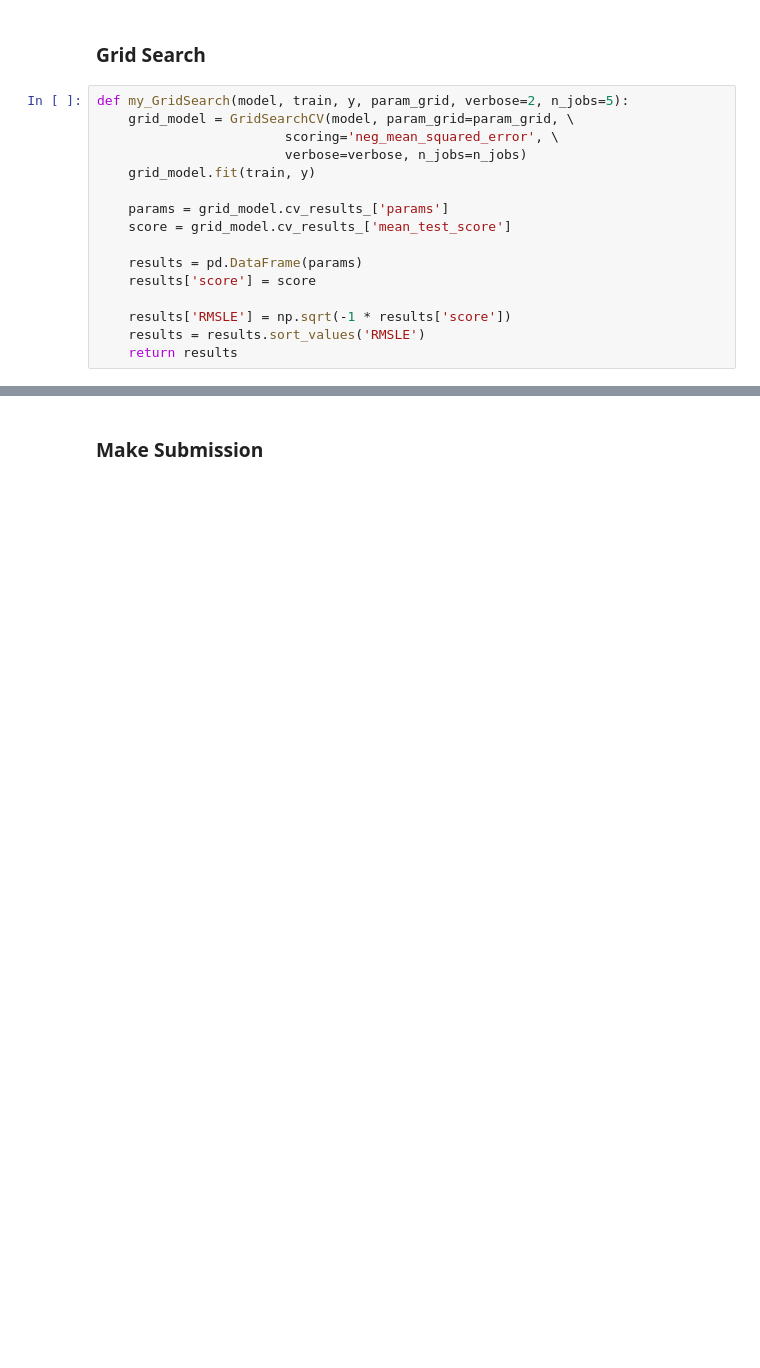
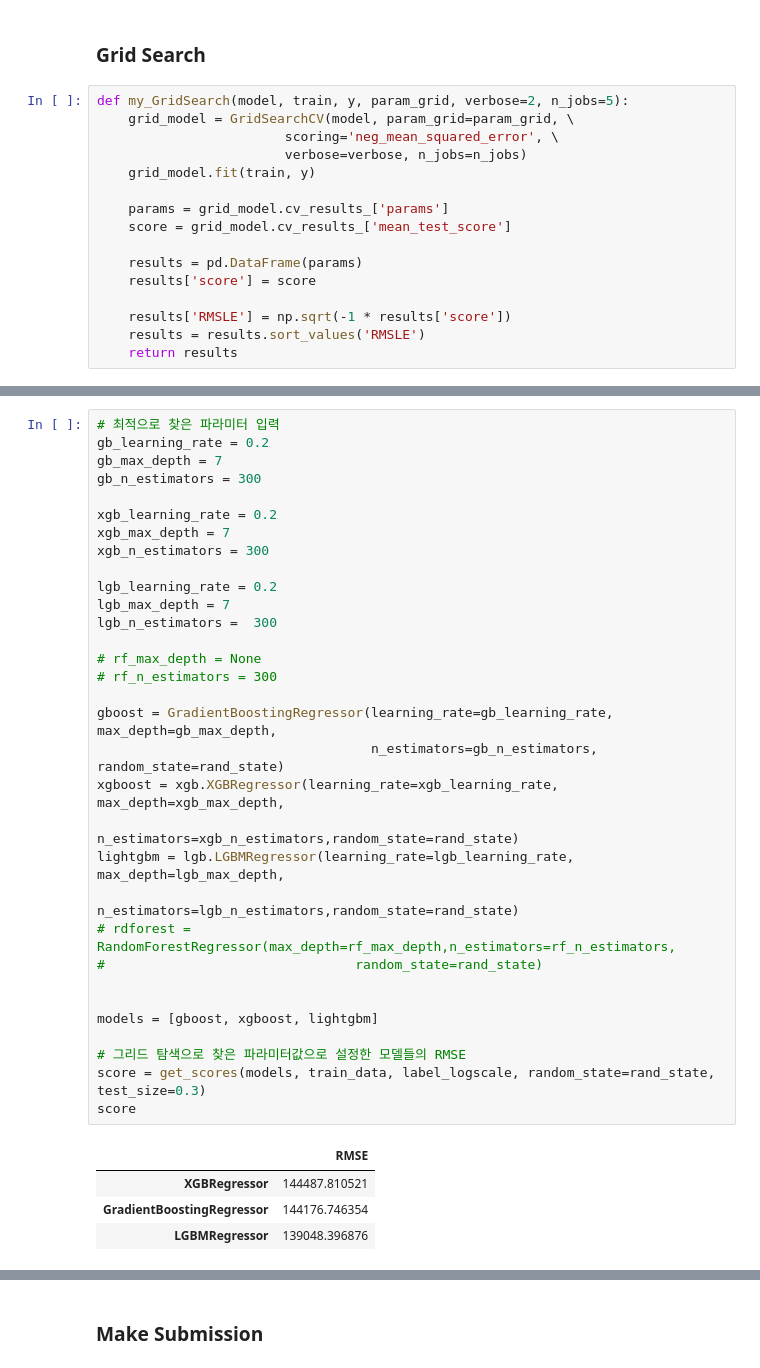
Before and after one commit to JeJuBOO/Aiffel_Nodes, a Jupyter notebook: Project/Quest_02/project_03.ipynb, the cells around one changed output, grey strips where cells are left out. Saved outputs shown, nothing was run; the diff lists cells and outputs as text; blank space fills up the shorter version.

```diff
--- a/Project/Quest_02/project_03.ipynb
+++ b/Project/Quest_02/project_03.ipynb
@@ -349,0 +340,37 @@ score
+# %%
+# 최적으로 찾은 파라미터 입력
+gb_learning_rate = 0.2
+gb_max_depth = 7
+gb_n_estimators = 300
+
+xgb_learning_rate = 0.2
+xgb_max_depth = 7
+xgb_n_estimators = 300
+
+lgb_learning_rate = 0.2
+lgb_max_depth = 7
+lgb_n_estimators =  300
+
+# rf_max_depth = None
+# rf_n_estimators = 300
+
+gboost = GradientBoostingRegressor(learning_rate=gb_learning_rate, max_depth=gb_max_depth,
+                                   n_estimators=gb_n_estimators, random_state=rand_state)
+xgboost = xgb.XGBRegressor(learning_rate=xgb_learning_rate, max_depth=xgb_max_depth,
+                            n_estimators=xgb_n_estimators,random_state=rand_state)
+lightgbm = lgb.LGBMRegressor(learning_rate=lgb_learning_rate, max_depth=lgb_max_depth,
+                            n_estimators=lgb_n_estimators,random_state=rand_state)
+# rdforest = RandomForestRegressor(max_depth=rf_max_depth,n_estimators=rf_n_estimators,
+#                                random_state=rand_state)
+
+
+models = [gboost, xgboost, lightgbm]
+
+# 그리드 탐색으로 찾은 파라미터값으로 설정한 모델들의 RMSE
+score = get_scores(models, train_data, label_logscale, random_state=rand_state, test_size=0.3)
+score
+# %% [output]
+|  | RMSE |
+| XGBRegressor | 144487.810521 |
+| GradientBoostingRegressor | 144176.746354 |
+| LGBMRegressor | 139048.396876 |
```
Also changed, not shown: parts of 12 cells of this notebook.
